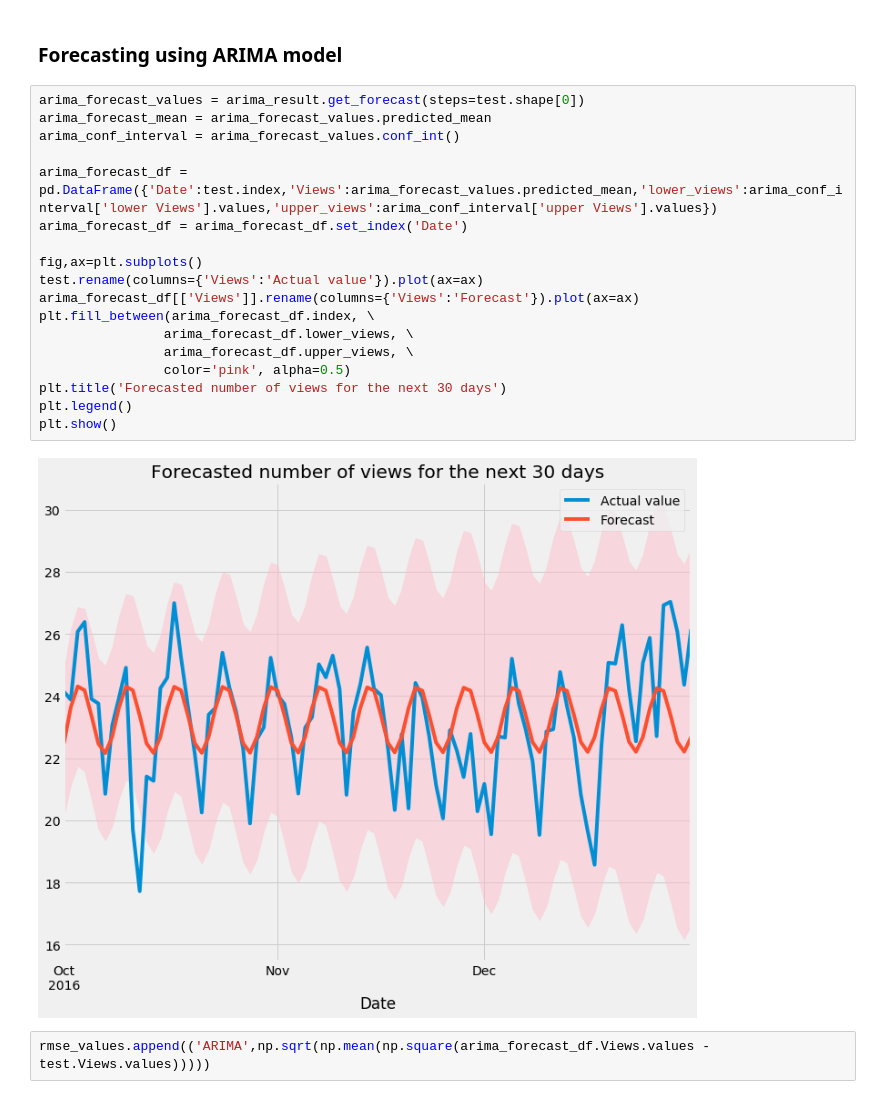
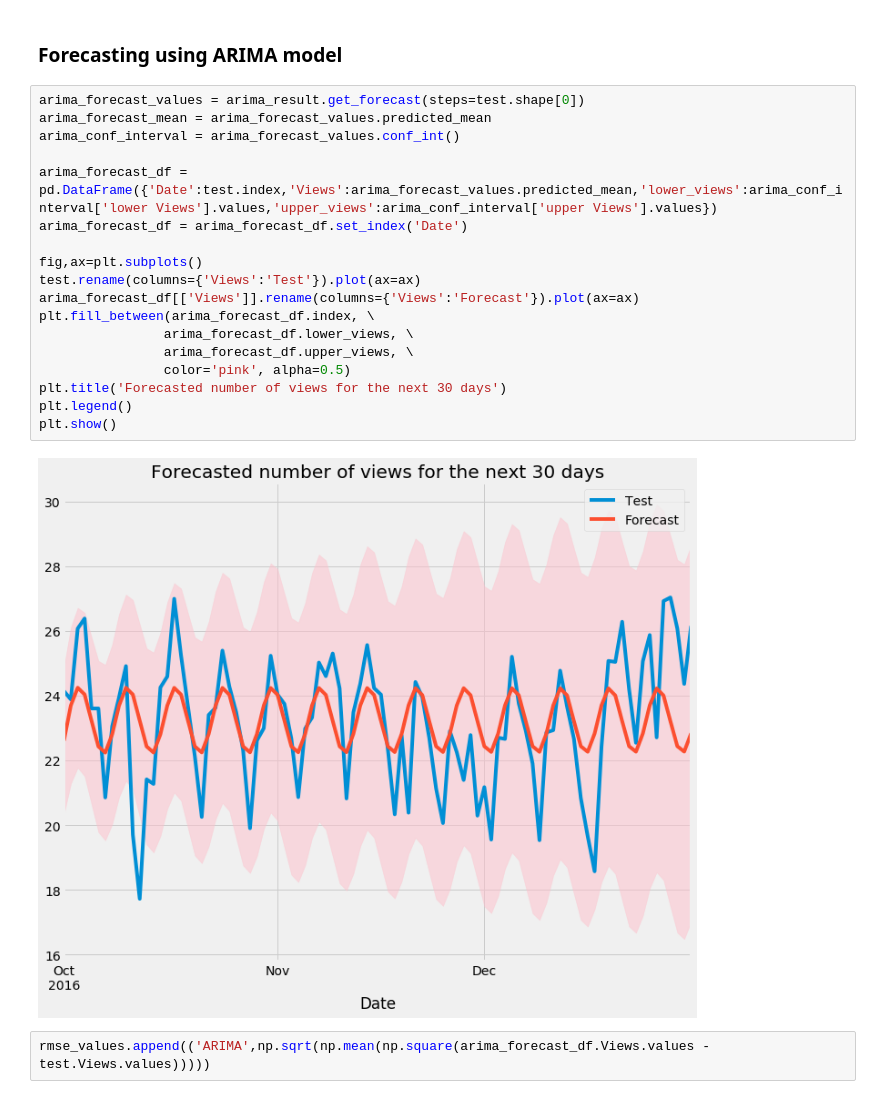
Before and after one commit to Subikshaa/Time-Series-Forecasting-on-Web-Traffic-Dataset, a Jupyter notebook: forecast.ipynb, the cells around one changed output. Drawn from its saved outputs; the diff is of its cells as text.

```diff
--- a/forecast.ipynb
+++ b/forecast.ipynb
@@ -484,23 +443,23 @@ plt.show()
 # %%
 arima_forecast_values = arima_result.get_forecast(steps=test.shape[0])
 arima_forecast_mean = arima_forecast_values.predicted_mean
 arima_conf_interval = arima_forecast_values.conf_int()
 
 arima_forecast_df = pd.DataFrame({'Date':test.index,'Views':arima_forecast_values.predicted_mean,'lower_views':arima_conf_interval['lower Views'].values,'upper_views':arima_conf_interval['upper Views'].values})
 arima_forecast_df = arima_forecast_df.set_index('Date')
 
 fig,ax=plt.subplots()
-test.rename(columns={'Views':'Actual value'}).plot(ax=ax)
+test.rename(columns={'Views':'Test'}).plot(ax=ax)
 arima_forecast_df[['Views']].rename(columns={'Views':'Forecast'}).plot(ax=ax)
 plt.fill_between(arima_forecast_df.index, \
                 arima_forecast_df.lower_views, \
                 arima_forecast_df.upper_views, \
                 color='pink', alpha=0.5)
 plt.title('Forecasted number of views for the next 30 days')
 plt.legend()
 plt.show()
 # %% [output]
-[figure, old version]
+[figure, new version]
 # %%
 rmse_values.append(('ARIMA',np.sqrt(np.mean(np.square(arima_forecast_df.Views.values - test.Views.values)))))
 # %% [markdown]
```
Also changed, not shown: parts of 22 cells of this notebook.
